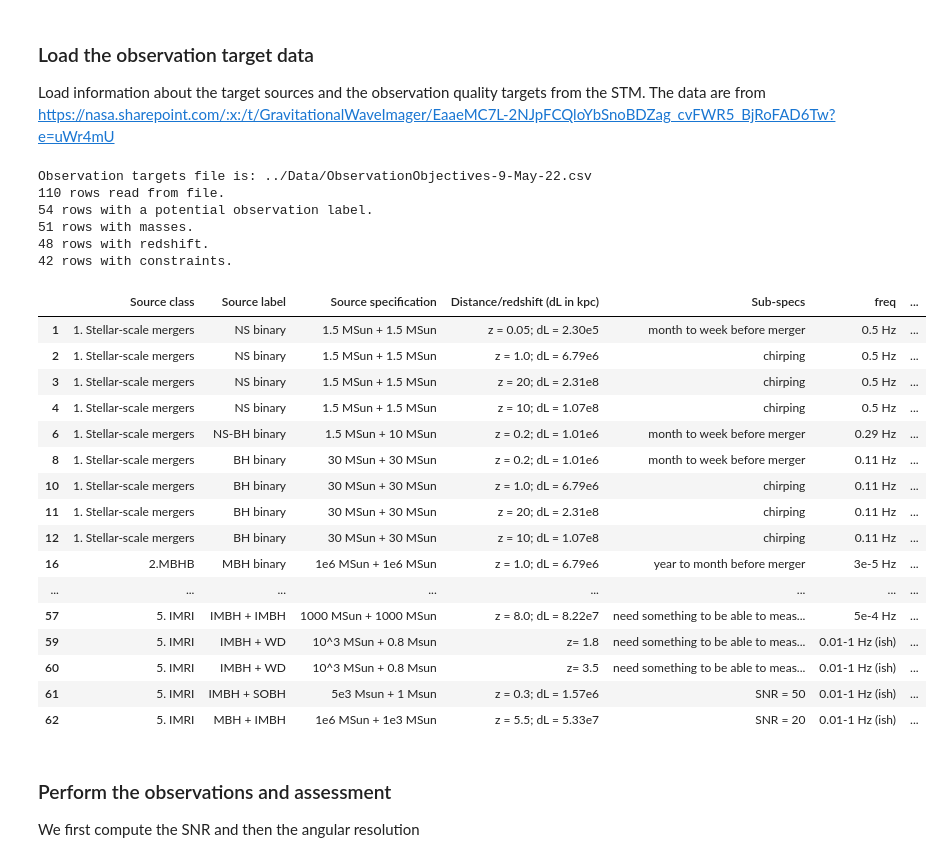
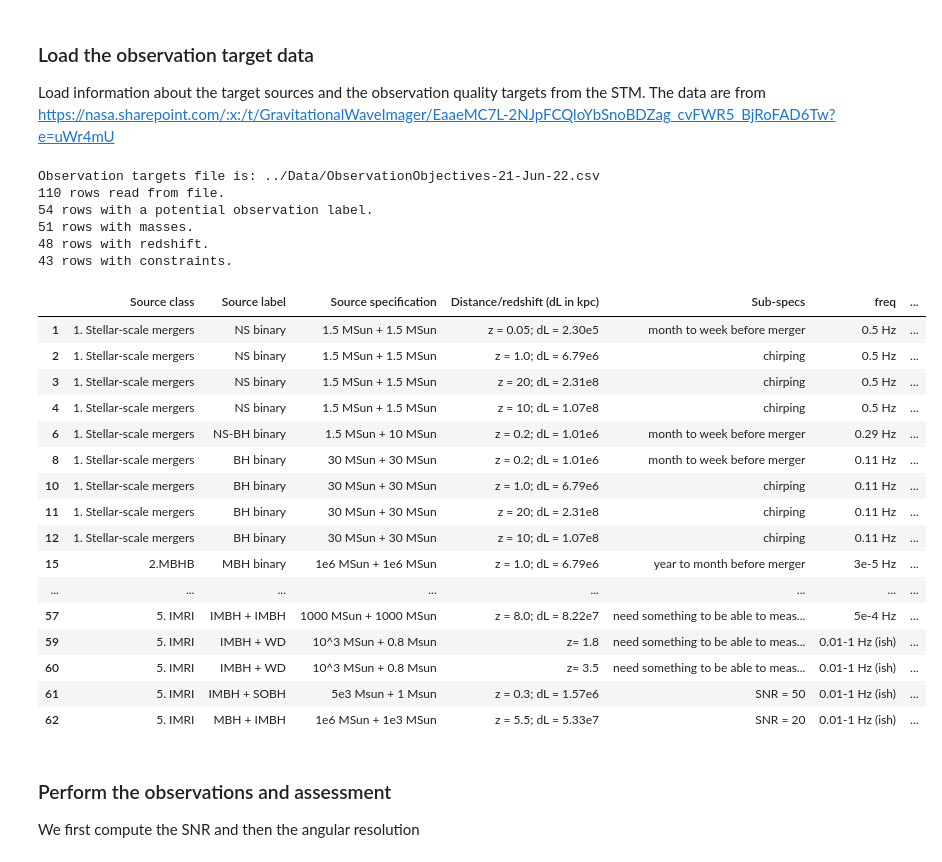
Before and after one commit to JohnGBaker/GWI-metrics, a Jupyter notebook: Notebooks/Observation Targets Assessor.ipynb, the cells around one changed output. Drawn from its saved outputs; the diff is of its cells as text; code cells hidden in the pictures.

```diff
--- a/Notebooks/Observation Targets Assessor.ipynb
+++ b/Notebooks/Observation Targets Assessor.ipynb
@@ -56,7 +58,10 @@ for mission in missions:
 Load information about the target sources and the observation quality targets from the STM.
 The data are from https://nasa.sharepoint.com/:x:/t/GravitationalWaveImager/EaaeMC7L-2NJpFCQloYbSnoBDZag_cvFWR5_BjRoFAD6Tw?e=uWr4mU
 # %%
-file=glob('../Data/ObservationObjectives*.csv')[0]
+datadir='../Data/'
+files=glob(datadir+'ObservationObjectives*.csv')
+files.sort(key=os.path.getmtime)
+file=files[-1]
 print('Observation targets file is:',file)
 #Read file
 df=pd.read_csv(file,header=1)
@@ -191,36 +196,36 @@ if True:
     for i,row in df.iterrows():
         txt=row.iloc[col]
         z=None
         #print(txt)
         try:
             #print(Angle(txt))
             z=Angle(txt).arcsecond
         except:
             pass
         df.loc[i,'resolution']=z
 #Drop cases with neither angular precision requirement nor SNR
 for i,row in df.iterrows():
     if np.isnan(row['resolution']) and np.isnan(row['SNR']):df=df.drop(i)
 print(len(df),'rows with constraints.')
 display(df)
 # %% [output]
-Observation targets file is: ../Data/ObservationObjectives-9-May-22.csv
+Observation targets file is: ../Data/ObservationObjectives-21-Jun-22.csv
 110 rows read from file.
 54 rows with a potential observation label.
 51 rows with masses.
 48 rows with redshift.
-42 rows with constraints.
+43 rows with constraints.
 |  | Source class | Source label | Source specification | Distance/redshift (dL in kpc) | Sub-specs | freq | ... |
 | 1 | 1. Stellar-scale mergers | NS binary | 1.5 MSun + 1.5 MSun | z = 0.05; dL = 2.30e5 | month to week before merger | 0.5 Hz | ... |
 | 2 | 1. Stellar-scale mergers | NS binary | 1.5 MSun + 1.5 MSun | z = 1.0; dL = 6.79e6 | chirping | 0.5 Hz | ... |
 | 3 | 1. Stellar-scale mergers | NS binary | 1.5 MSun + 1.5 MSun | z = 20; dL = 2.31e8 | chirping | 0.5 Hz | ... |
 | 4 | 1. Stellar-scale mergers | NS binary | 1.5 MSun + 1.5 MSun | z = 10; dL = 1.07e8 | chirping | 0.5 Hz | ... |
 | 6 | 1. Stellar-scale mergers | NS-BH binary | 1.5 MSun + 10 MSun | z = 0.2; dL = 1.01e6 | month to week before merger | 0.29 Hz | ... |
 | 8 | 1. Stellar-scale mergers | BH binary | 30 MSun + 30 MSun | z = 0.2; dL = 1.01e6 | month to week before merger | 0.11 Hz | ... |
 | 10 | 1. Stellar-scale mergers | BH binary | 30 MSun + 30 MSun | z = 1.0; dL = 6.79e6 | chirping | 0.11 Hz | ... |
 | 11 | 1. Stellar-scale mergers | BH binary | 30 MSun + 30 MSun | z = 20; dL = 2.31e8 | chirping | 0.11 Hz | ... |
 | 12 | 1. Stellar-scale mergers | BH binary | 30 MSun + 30 MSun | z = 10; dL = 1.07e8 | chirping | 0.11 Hz | ... |
-| 16 | 2.MBHB | MBH binary | 1e6 MSun + 1e6 MSun | z = 1.0; dL = 6.79e6 | year to month before merger | 3e-5 Hz | ... |
+| 15 | 2.MBHB | MBH binary | 1e6 MSun + 1e6 MSun | z = 1.0; dL = 6.79e6 | year to month before merger | 3e-5 Hz | ... |
 | ... | ... | ... | ... | ... | ... | ... | ... |
 | 57 | 5. IMRI | IMBH + IMBH | 1000 MSun + 1000 MSun | z = 8.0; dL = 8.22e7 | need something to be able to meas... | 5e-4 Hz | ... |
 | 59 | 5. IMRI | IMBH + WD | 10^3 MSun + 0.8 Msun | z= 1.8 | need something to be able to meas... | 0.01-1 Hz (ish) | ... |
```
Also changed, not shown: parts of 7 cells of this notebook, 2 other files.
